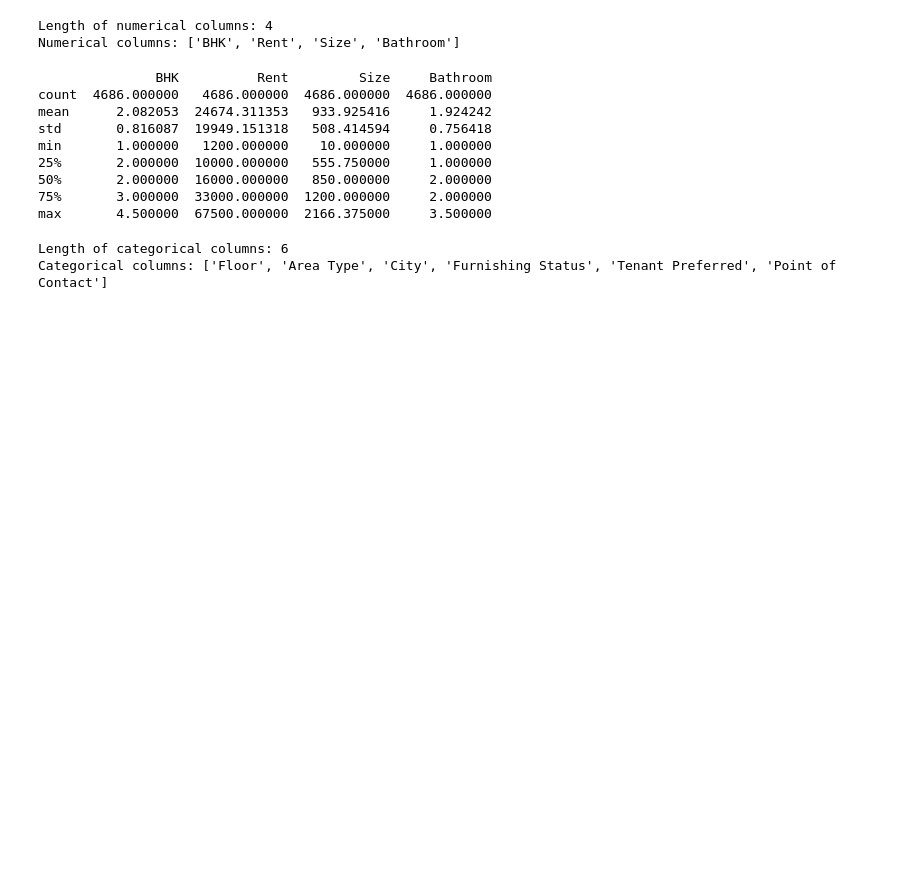
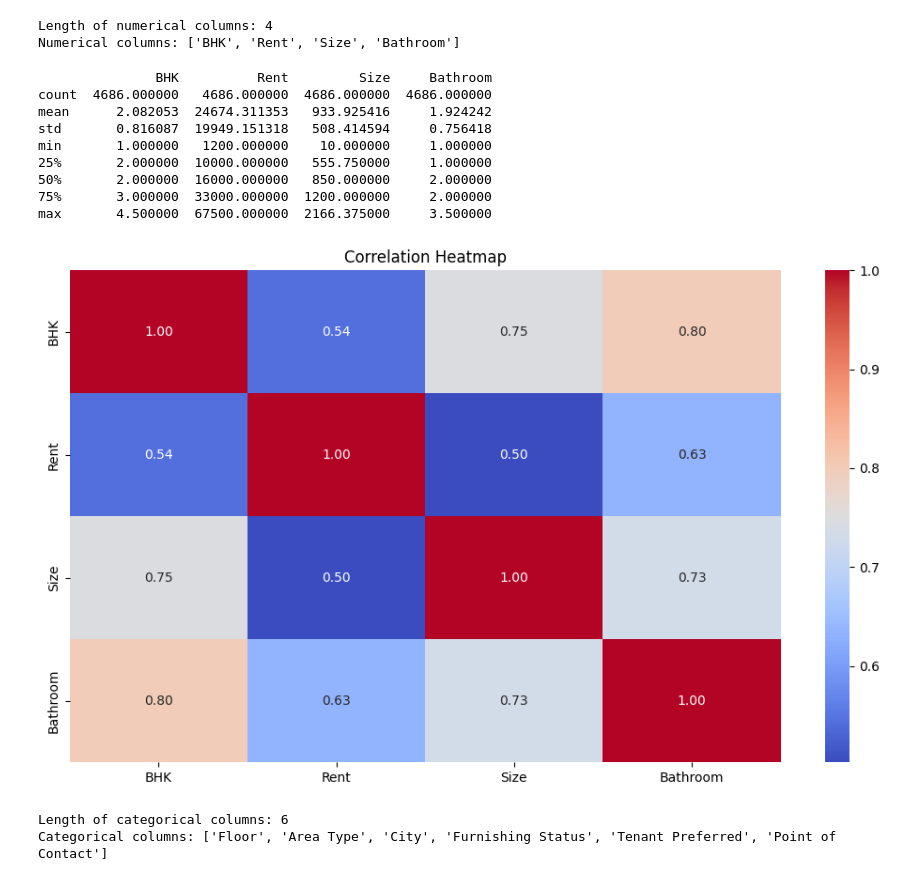
Before and after one commit to zeyadwaled25/House-Rent-Analysis-and-Prediction, a Jupyter notebook: Rental-Price-Regression.ipynb, the cells around one changed output. Cells and saved outputs as stored; diff of their text form; code cells hidden in the pictures; blank space fills up the shorter version.

```diff
--- a/Rental-Price-Regression.ipynb
+++ b/Rental-Price-Regression.ipynb
@@ -114,3 +228,13 @@ max       4.500000  67500.000000  2166.375000     3.500000
+# %%
+# 10. Correlation Heatmap
+corr = df.corr(numeric_only=True)
+plt.figure(figsize=(10, 6))
+sns.heatmap(corr, annot=True, cmap="coolwarm", fmt=".2f")
+plt.title("Correlation Heatmap")
+plt.tight_layout()
+plt.savefig(f"{save_path}/correlation_heatmap.png")
+# %% [output]
+[figure, added]
 # %%
 cat_cols = df.select_dtypes(include=['object']).columns.tolist()
 print("Length of categorical columns:", len(cat_cols))
```
Also changed, not shown: parts of 23 cells of this notebook, 10 other files.
